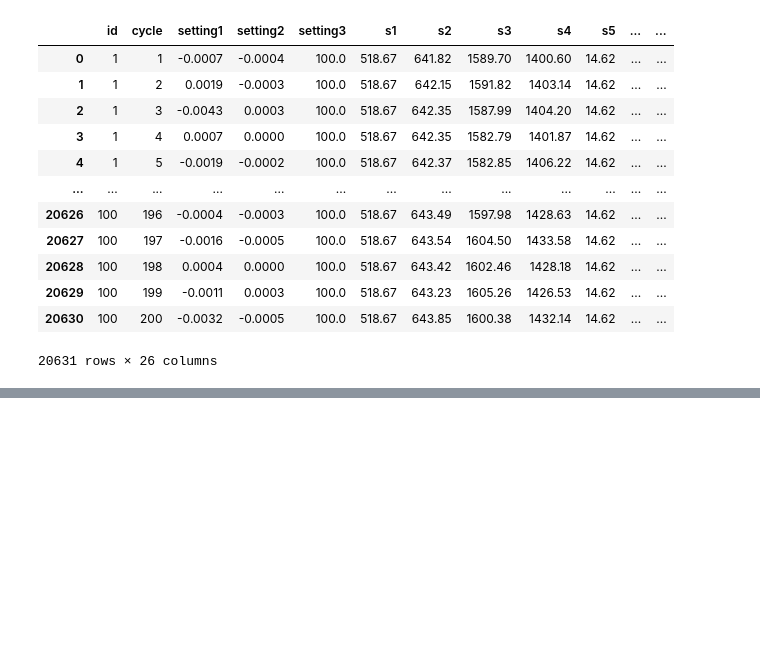
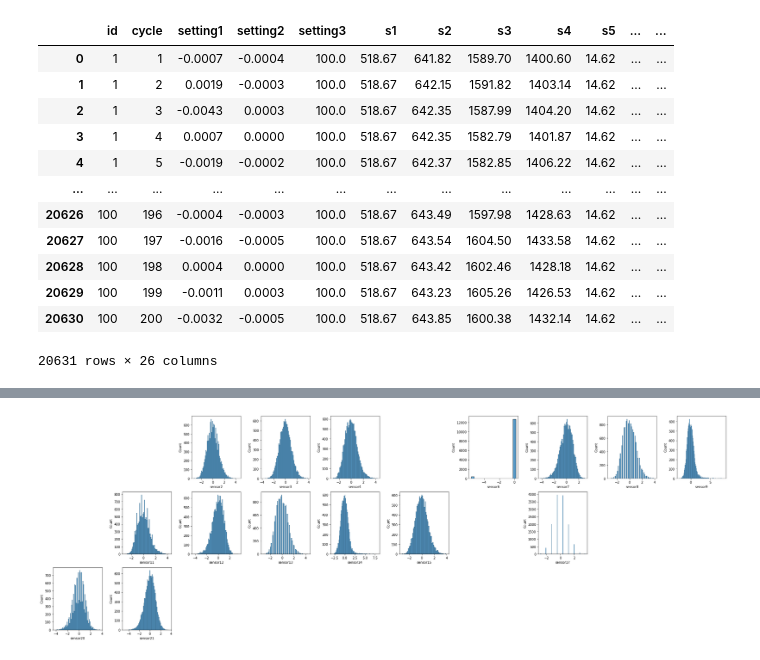
Before and after one commit to ChiXiaohang/CMAPSS_Preprocessing, a Jupyter notebook: data_view.ipynb, the cells around one changed output, grey strips where cells are left out. Cells and saved outputs as stored; diff of their text form; code cells hidden in the pictures; blank space fills up the shorter version.

```diff
--- a/data_view.ipynb
+++ b/data_view.ipynb
@@ -114,0 +149,4 @@ train_df
+# %%
+cols = plotDataDistribution(scaled_test)
+# %% [output]
+[figure, added]
```
Also changed, not shown: parts of 24 cells of this notebook, 3 other files.
